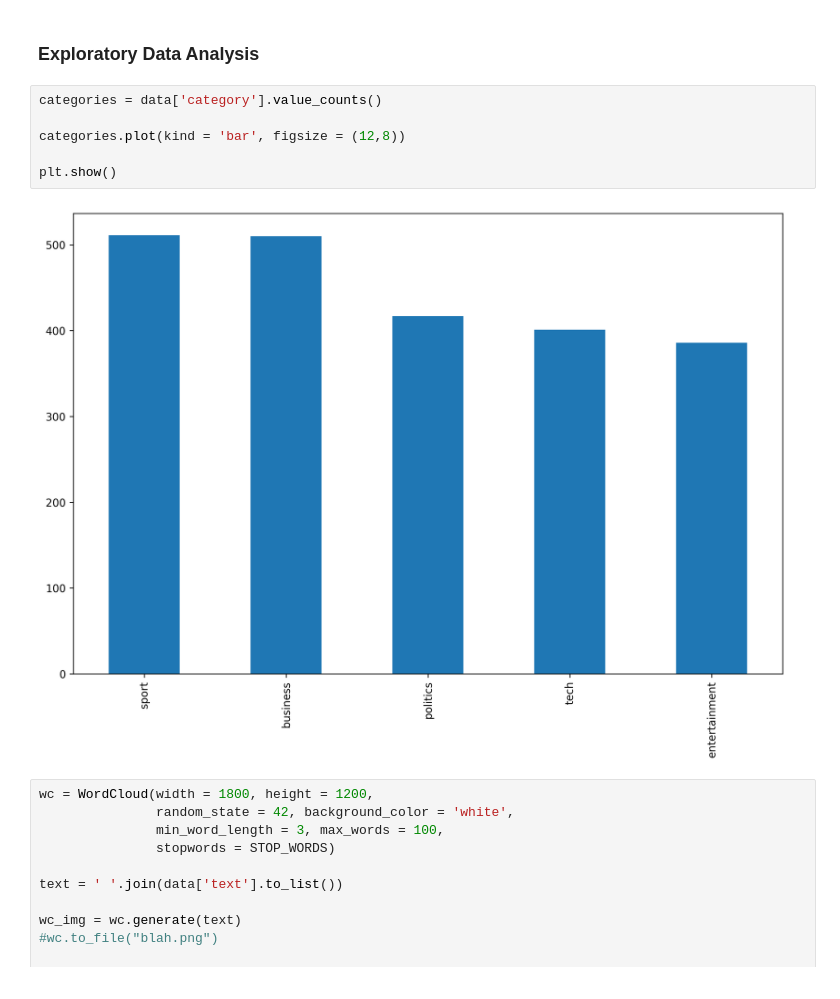
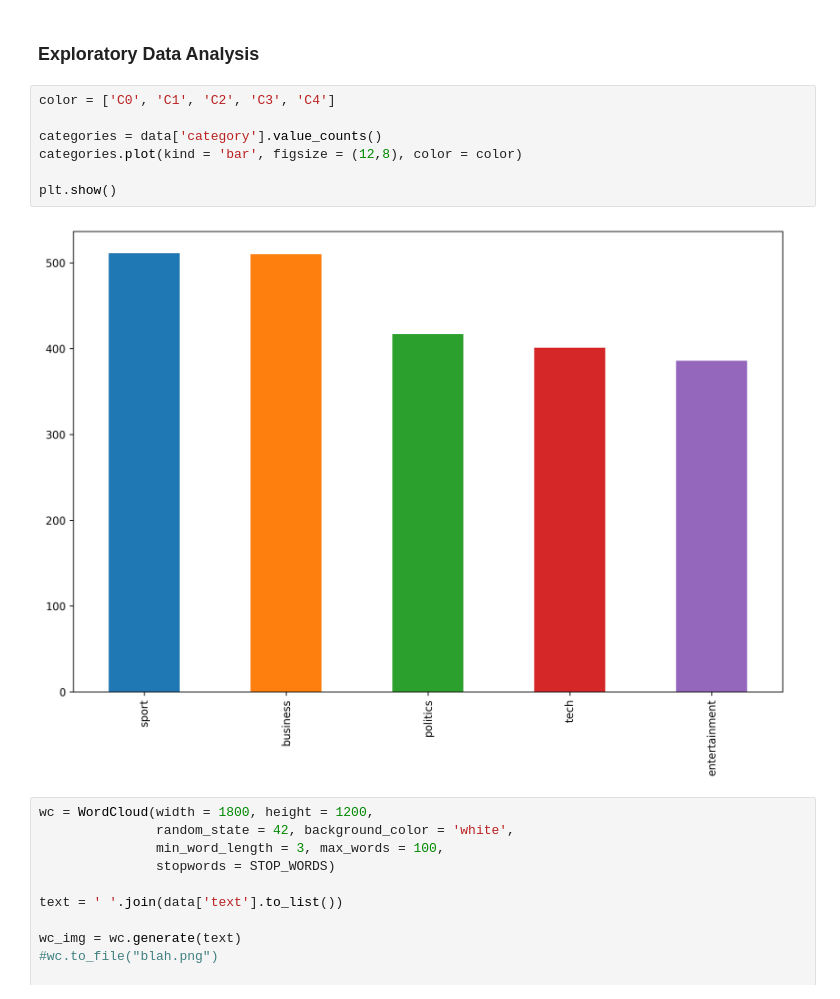
Before and after one commit to derevirn/pycaret-book, a Jupyter notebook: NLP/NLP.ipynb, the cells around one changed output. Cells and saved outputs as stored; diff of their text form.

```diff
--- a/NLP/NLP.ipynb
+++ b/NLP/NLP.ipynb
@@ -40,13 +42,14 @@ memory usage: 34.9+ KB
 # %% [markdown]
 ### Exploratory Data Analysis
 # %%
+color = ['C0', 'C1', 'C2', 'C3', 'C4']
+
 categories = data['category'].value_counts()
-
-categories.plot(kind = 'bar', figsize = (12,8))
+categories.plot(kind = 'bar', figsize = (12,8), color = color)
 
 plt.show()
 # %% [output]
-[figure, old version]
+[figure, new version]
 # %%
 wc = WordCloud(width = 1800, height = 1200,
                random_state = 42, background_color = 'white',
```
Also changed, not shown: parts of 3 cells of this notebook.
